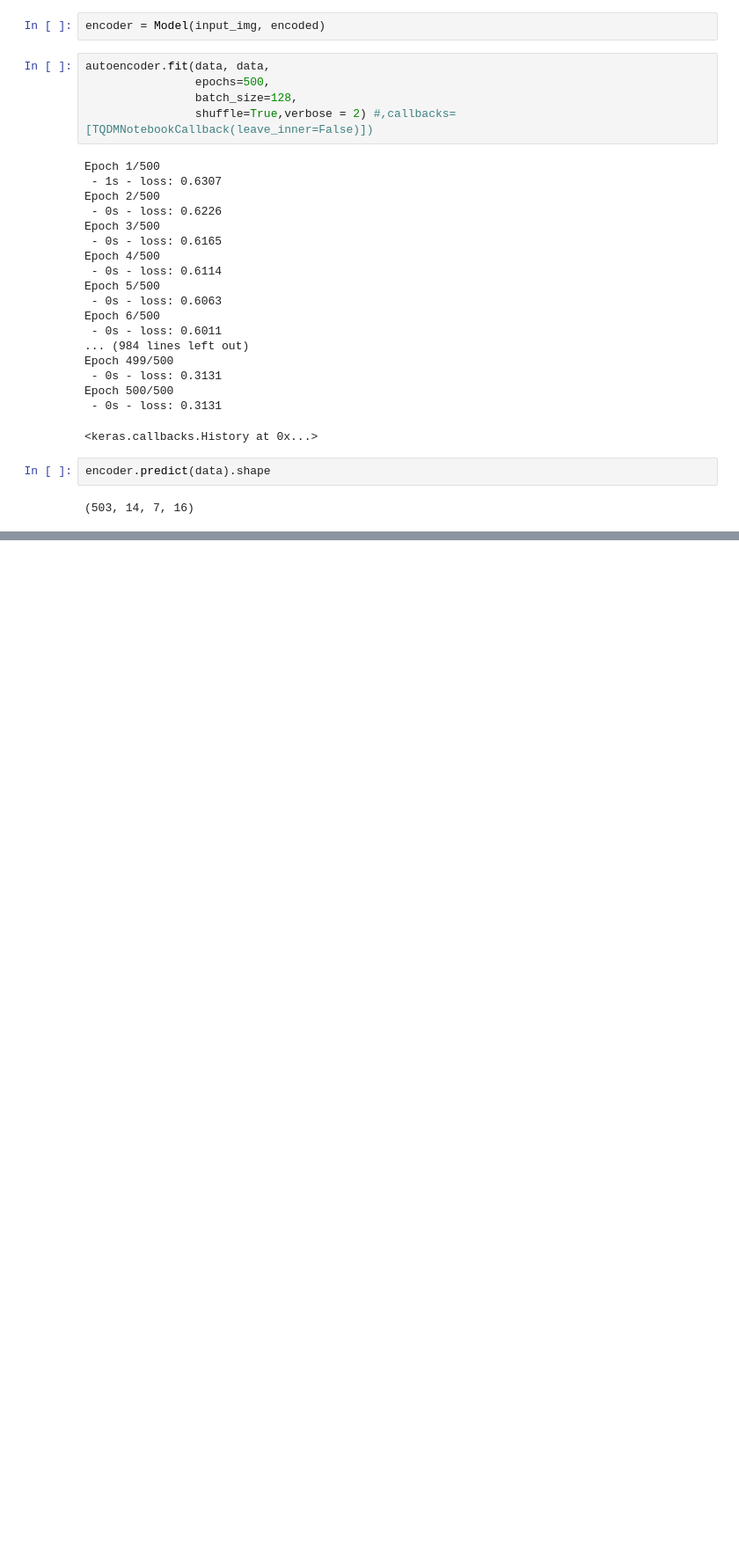
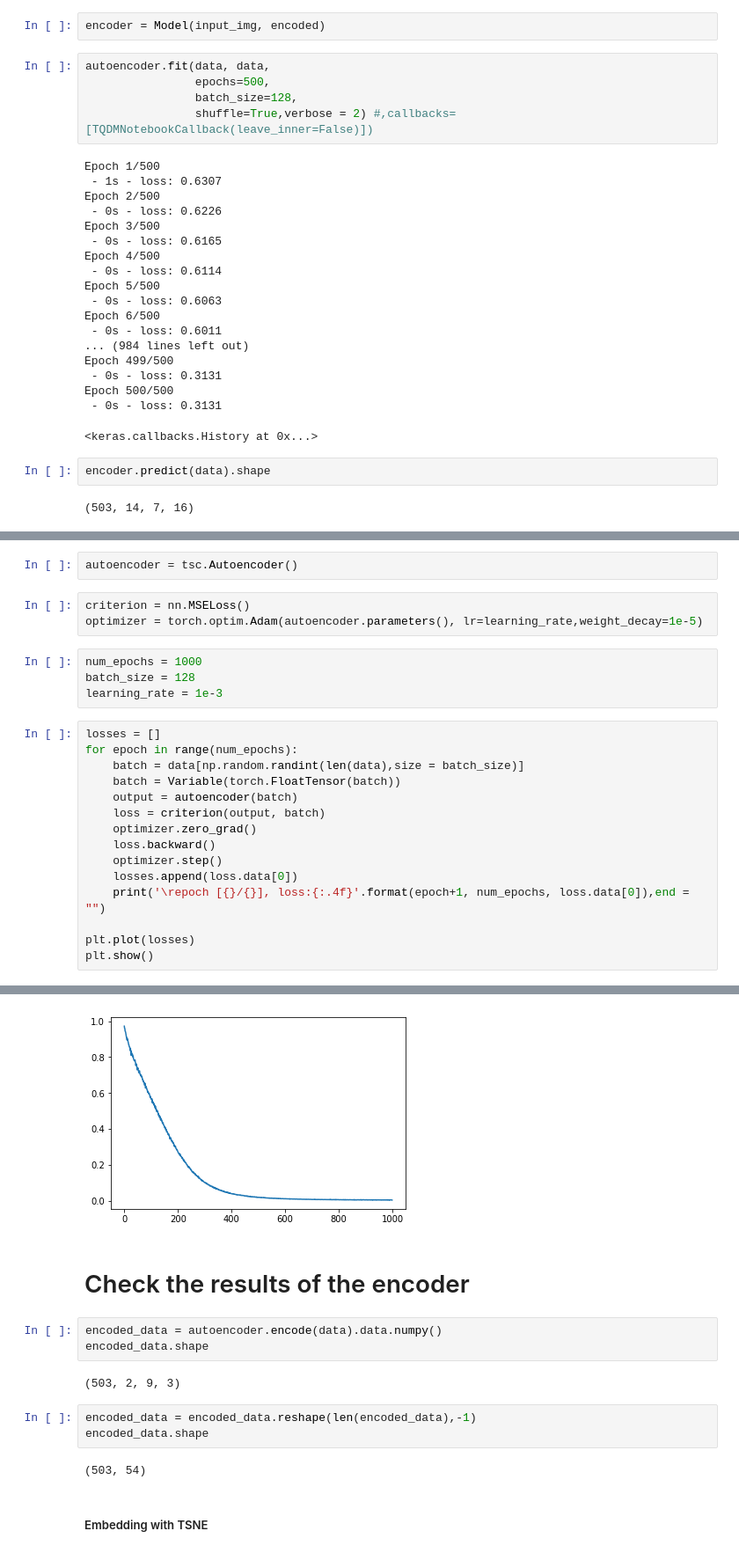
Before and after one commit to TheoLvs/machine-learning, a Jupyter notebook: 4. Time Series analysis/1. Time series clustering with CNN autoencoders.ipynb, the cells around one changed output, grey strips where cells are left out. Shown at 88% size. Cells and saved outputs as stored; diff of their text form; blank space fills up the shorter version.

Commit message:
added pytorch CNN autoencoder

```diff
--- a/4. Time Series analysis/1. Time series clustering with CNN autoencoders.ipynb
+++ b/4. Time Series analysis/1. Time series clustering with CNN autoencoders.ipynb
@@ -216,0 +234,25 @@ encoder.predict(data).shape
+# %%
+autoencoder = tsc.Autoencoder()
+# %%
+criterion = nn.MSELoss()
+optimizer = torch.optim.Adam(autoencoder.parameters(), lr=learning_rate,weight_decay=1e-5)
+# %%
+num_epochs = 1000
+batch_size = 128
+learning_rate = 1e-3
+# %%
+losses = []
+for epoch in range(num_epochs):
+    batch = data[np.random.randint(len(data),size = batch_size)]
+    batch = Variable(torch.FloatTensor(batch))
+    output = autoencoder(batch)
+    loss = criterion(output, batch)
+    optimizer.zero_grad()
+    loss.backward()
+    optimizer.step()
+    losses.append(loss.data[0])
+    print('\repoch [{}/{}], loss:{:.4f}'.format(epoch+1, num_epochs, loss.data[0]),end = "")
+
+plt.plot(losses)
+plt.show()
+# %% [output]
@@ -216,0 +260,15 @@ encoder.predict(data).shape
+[figure, added]
+# %% [markdown]
+# Check the results of the encoder
+# %%
+encoded_data = autoencoder.encode(data).data.numpy()
+encoded_data.shape
+# %% [output]
+(503, 2, 9, 3)
+# %%
+encoded_data = encoded_data.reshape(len(encoded_data),-1)
+encoded_data.shape
+# %% [output]
+(503, 54)
+# %% [markdown]
+##### Embedding with TSNE
```
Also changed, not shown: parts of 10 cells of this notebook, 1 other file.
